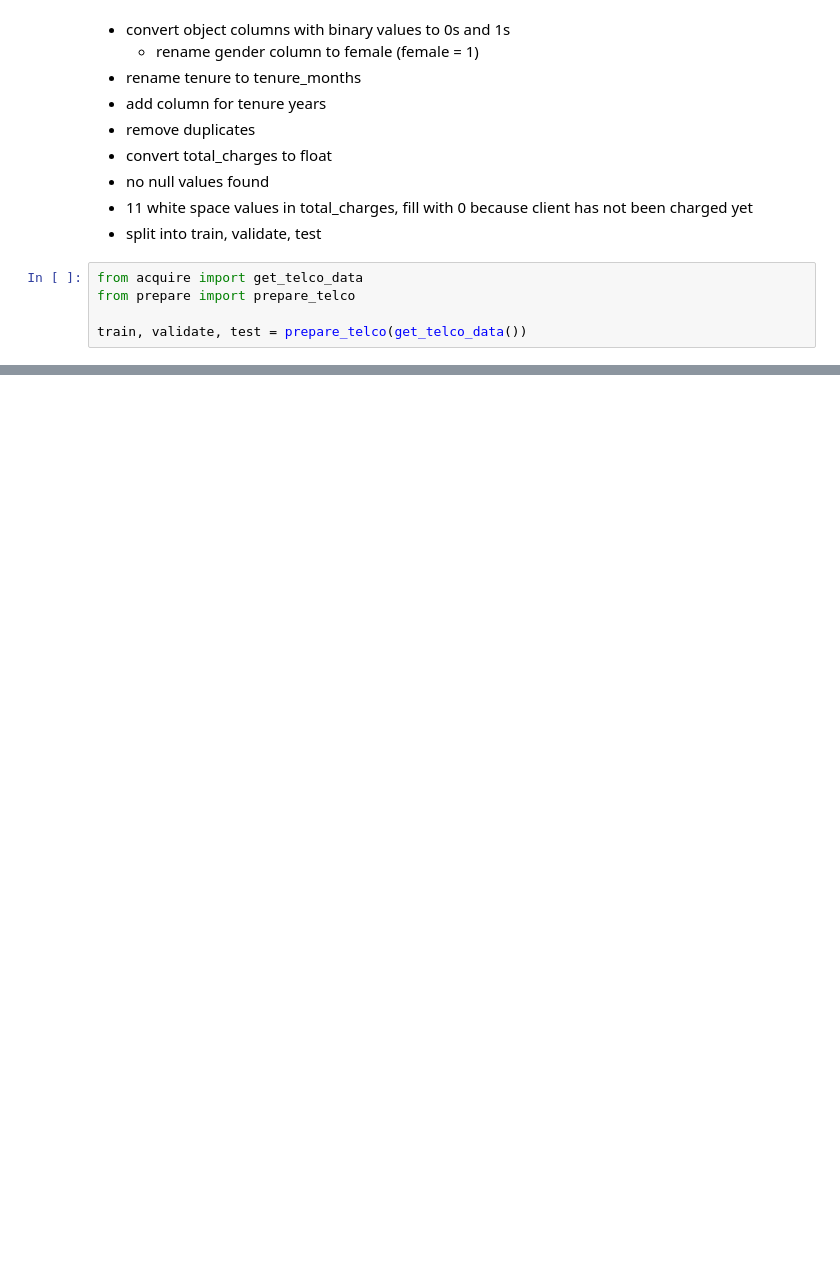
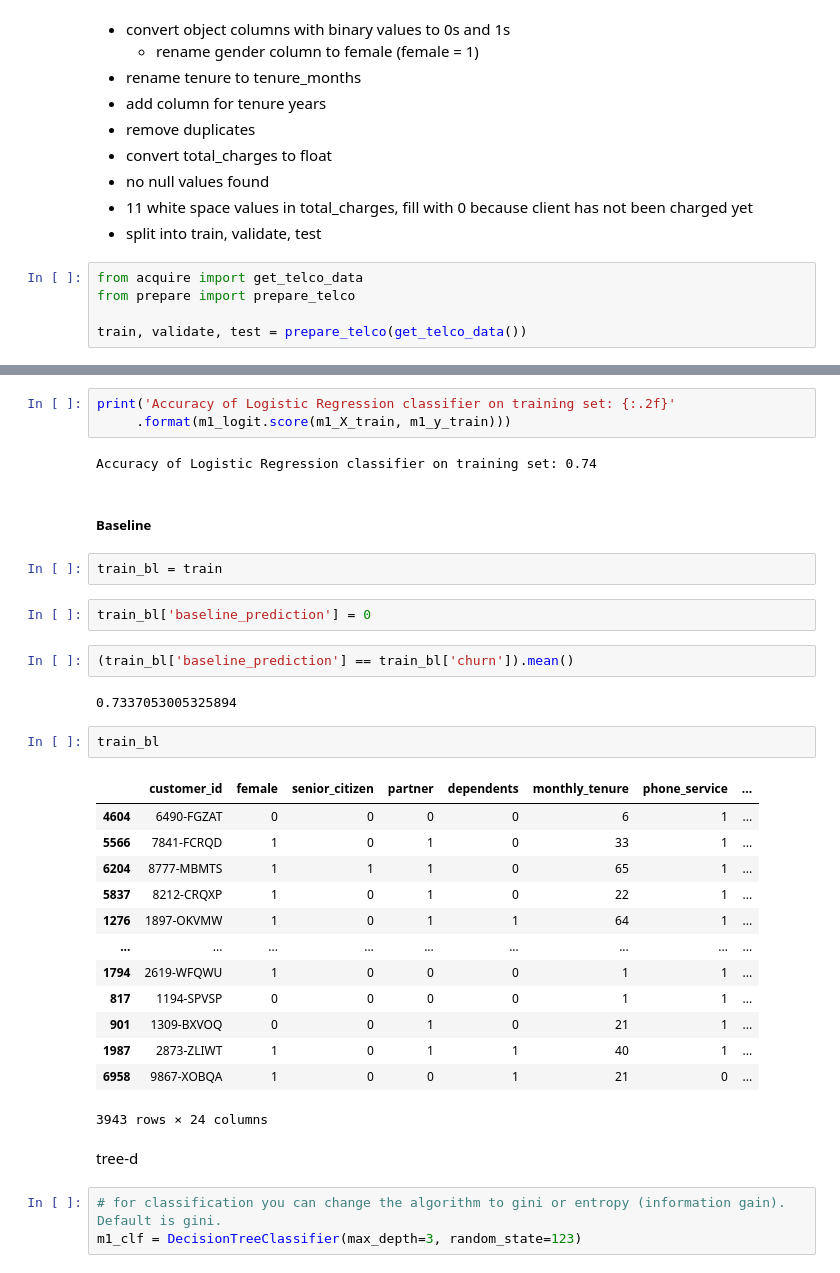
Before and after one commit to SamuelD-Data/Telco_Churn_Project, a Jupyter notebook: classification_project.ipynb, the cells around one changed output, grey strips where cells are left out. Cells and saved outputs as stored; diff of their text form; blank space fills up the shorter version.

```diff
--- a/classification_project.ipynb
+++ b/classification_project.ipynb
@@ -228,0 +434,36 @@ train = train[['customer_id', 'female', 'senior_citizen', 'partner', 'dependents
+# %%
+print('Accuracy of Logistic Regression classifier on training set: {:.2f}'
+     .format(m1_logit.score(m1_X_train, m1_y_train)))
+# %% [output]
+Accuracy of Logistic Regression classifier on training set: 0.74
+# %% [markdown]
+##### Baseline
+# %%
+train_bl = train
+# %%
+train_bl['baseline_prediction'] = 0
+# %%
+(train_bl['baseline_prediction'] == train_bl['churn']).mean()
+# %% [output]
+0.7337053005325894
+# %%
+train_bl
+# %% [output]
+|  | customer_id | female | senior_citizen | partner | dependents | monthly_tenure | phone_service | ... |
+| 4604 | 6490-FGZAT | 0 | 0 | 0 | 0 | 6 | 1 | ... |
+| 5566 | 7841-FCRQD | 1 | 0 | 1 | 0 | 33 | 1 | ... |
+| 6204 | 8777-MBMTS | 1 | 1 | 1 | 0 | 65 | 1 | ... |
+| 5837 | 8212-CRQXP | 1 | 0 | 1 | 0 | 22 | 1 | ... |
+| 1276 | 1897-OKVMW | 1 | 0 | 1 | 1 | 64 | 1 | ... |
+| ... | ... | ... | ... | ... | ... | ... | ... | ... |
+| 1794 | 2619-WFQWU | 1 | 0 | 0 | 0 | 1 | 1 | ... |
+| 817 | 1194-SPVSP | 0 | 0 | 0 | 0 | 1 | 1 | ... |
+| 901 | 1309-BXVOQ | 0 | 0 | 1 | 0 | 21 | 1 | ... |
+| 1987 | 2873-ZLIWT | 1 | 0 | 1 | 1 | 40 | 1 | ... |
+| 6958 | 9867-XOBQA | 1 | 0 | 0 | 1 | 21 | 0 | ... |
+3943 rows × 24 columns
+# %% [markdown]
+tree-d
+# %%
+# for classification you can change the algorithm to gini or entropy (information gain).  Default is gini.
+m1_clf = DecisionTreeClassifier(max_depth=3, random_state=123)
```
Also changed, not shown: parts of 68 cells of this notebook.
